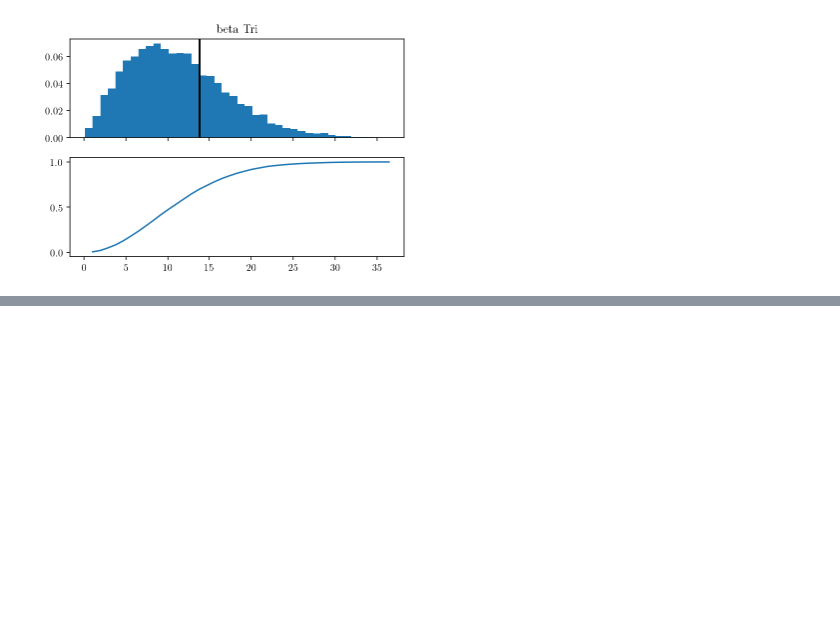
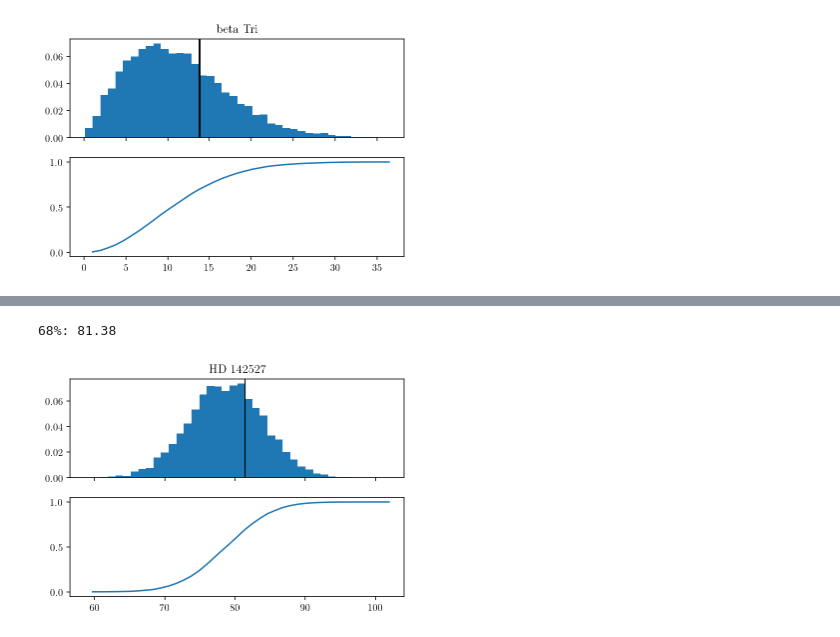
Before and after one commit to iancze/hierarchical-mutual-inclinations, a Jupyter notebook: MutualInclinationUncertainty.ipynb, the cells around one changed output, grey strips where cells are left out. Saved outputs shown, nothing was run; the diff lists cells and outputs as text; code cells hidden in the pictures; blank space fills up the shorter version.

```diff
--- a/MutualInclinationUncertainty.ipynb
+++ b/MutualInclinationUncertainty.ipynb
@@ -82,0 +100,5 @@ analyze_system(table[2])
+# %%
+analyze_system(table[4])
+# %% [output]
+68%: 81.38
+[figure, added]
```
Also changed, not shown: parts of 6 cells of this notebook.
